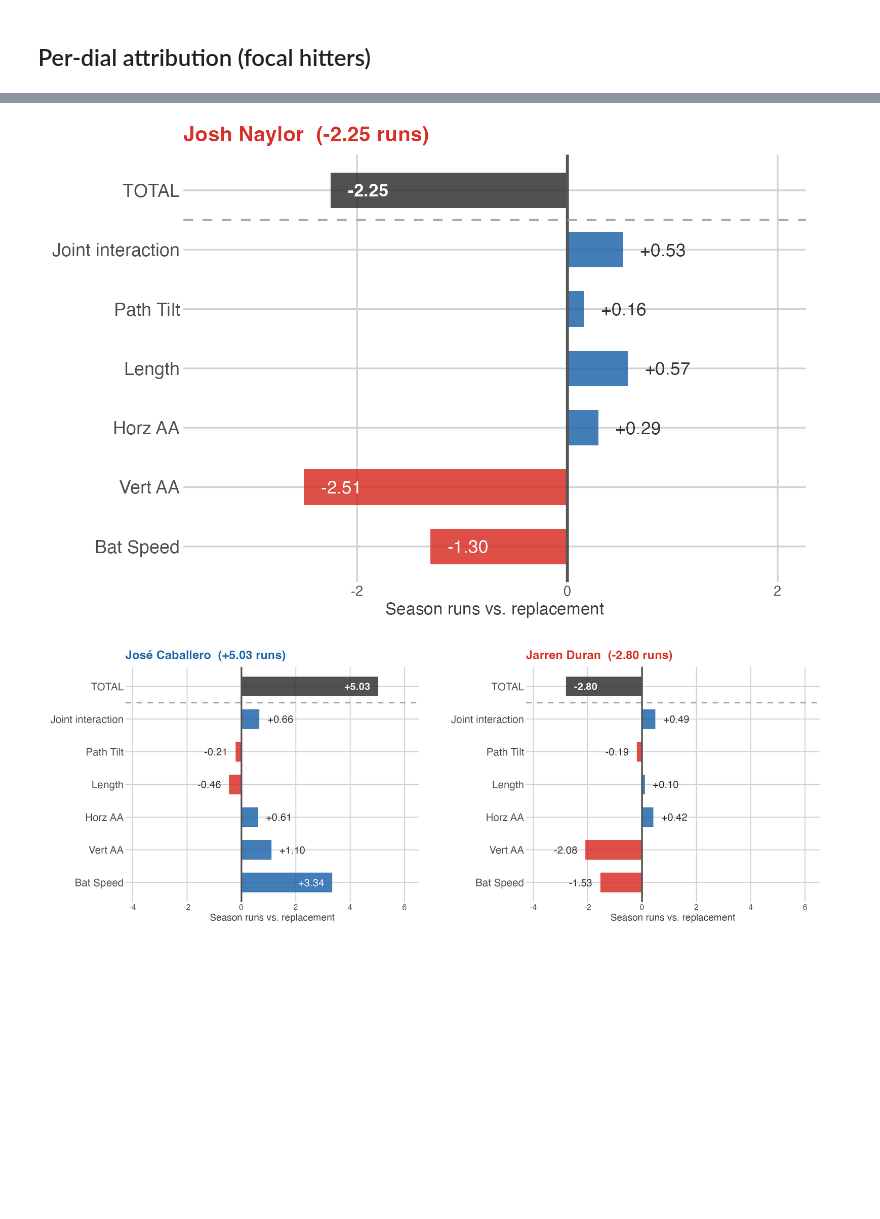
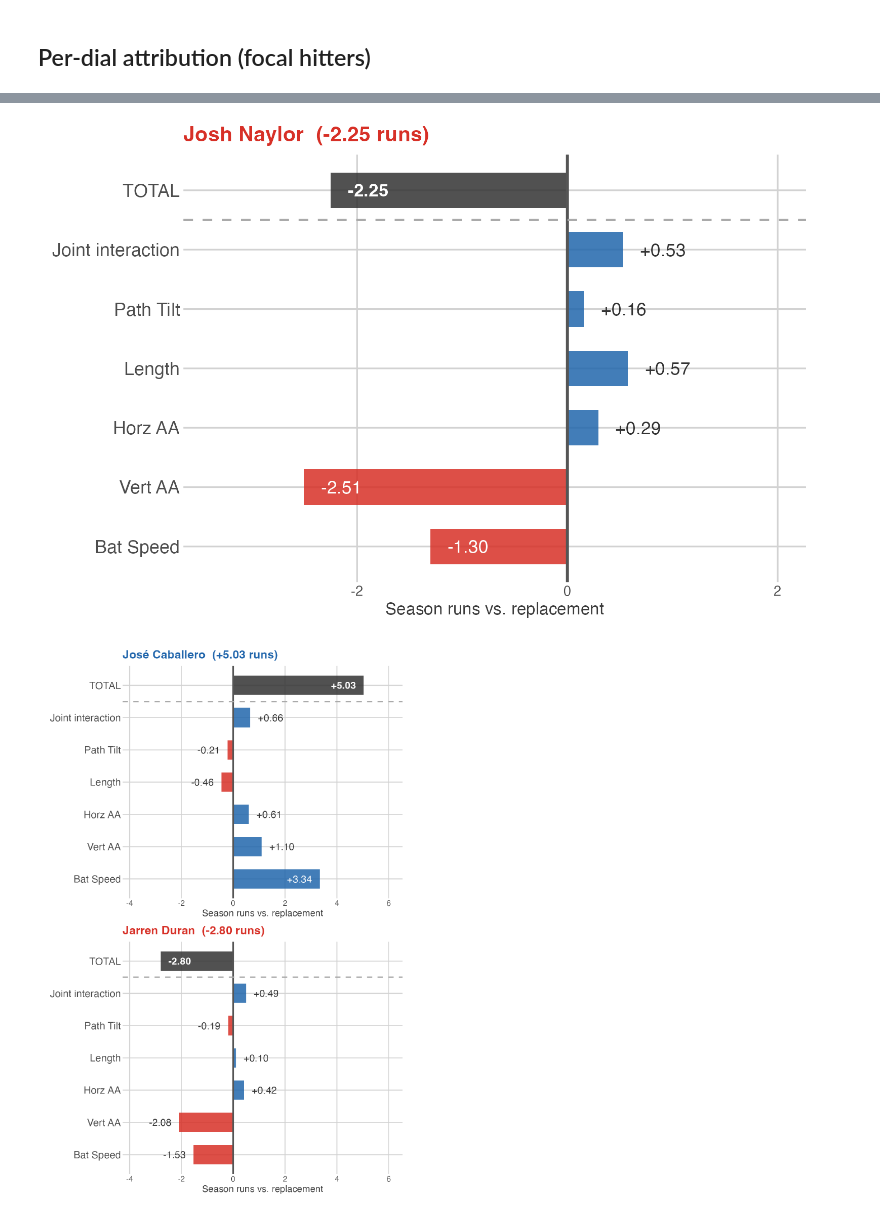
Before and after one commit to theoauyeung/swing_repertoire, a Jupyter notebook: src/adjustability_results.ipynb, the cells around one changed output, grey strips where cells are left out. Drawn from its saved outputs; the diff is of its cells as text; code cells hidden in the pictures; blank space fills up the shorter version.

Commit message:
auto: results/plots/adjustability/adjustability_dial_waterfall_panel.png, src/adjustability_results.ipynb

```diff
--- a/src/adjustability_results.ipynb
+++ b/src/adjustability_results.ipynb
@@ -387,41 +387,41 @@ for (f in focal_list) {
   IRdisplay::display_png(file = plot_path(sprintf("adjustability_dial_waterfall_%s_wide.png", slug)))
 }
 
-# Shared-scale panel: Caballero + Duran on the same x-axis for poster use
+# Shared-scale panel: Caballero + Duran stacked vertically on the same x-axis
 pair <- list(
   list(name = "José Caballero", stand = "R", col = "#2166ac"),
   list(name = "Jarren Duran",   stand = "L", col = "#d73027")
 )
 all_pair_vals <- unlist(lapply(pair, function(f) {
   row <- abl |> filter(label == f$name, batter_stand == f$stand)
   c(as.numeric(row[dial_order]), row$runs_total)
 }))
 x_lo_sh <- min(min(all_pair_vals) * 1.35, -1.0)
 x_hi_sh <- max(max(all_pair_vals) * 1.2,   2.0)
 shared_x <- c(x_lo_sh, x_hi_sh)
 
 pair_plots <- lapply(pair, function(f) make_waterfall(f, abl, shared_x = shared_x))
-panel <- wrap_plots(pair_plots, nrow = 1)
+panel <- wrap_plots(pair_plots, nrow = 2)
 out_panel <- plot_path("adjustability_dial_waterfall_panel.png")
-ggsave(out_panel, panel, width = 14, height = 5, dpi = 200)
+ggsave(out_panel, panel, width = 7, height = 10, dpi = 200)
 IRdisplay::display_png(file = out_panel)
 
 # Cohort-level dial correlations
 cat("Dial correlations with runs_total:\n")
 for (i in seq_along(dial_order)) {
   r_val <- cor(abl[[dial_order[i]]], abl$runs_total, use = "complete.obs")
   cat(sprintf("  %-30s r = %+.3f\n", bar_labels[i], r_val))
 }
 # %% [output]
 [figure]
 [figure]
 [figure]
 [figure]
 [figure]
 [figure]
 [figure]
 [figure]
-[figure, old version]
+[figure, new version]
 Dial correlations with runs_total:
   Bat Speed                      r = +0.775
   Vert AA                        r = +0.702
```
Also changed, not shown: parts of 1 cell of this notebook, 1 other file.
